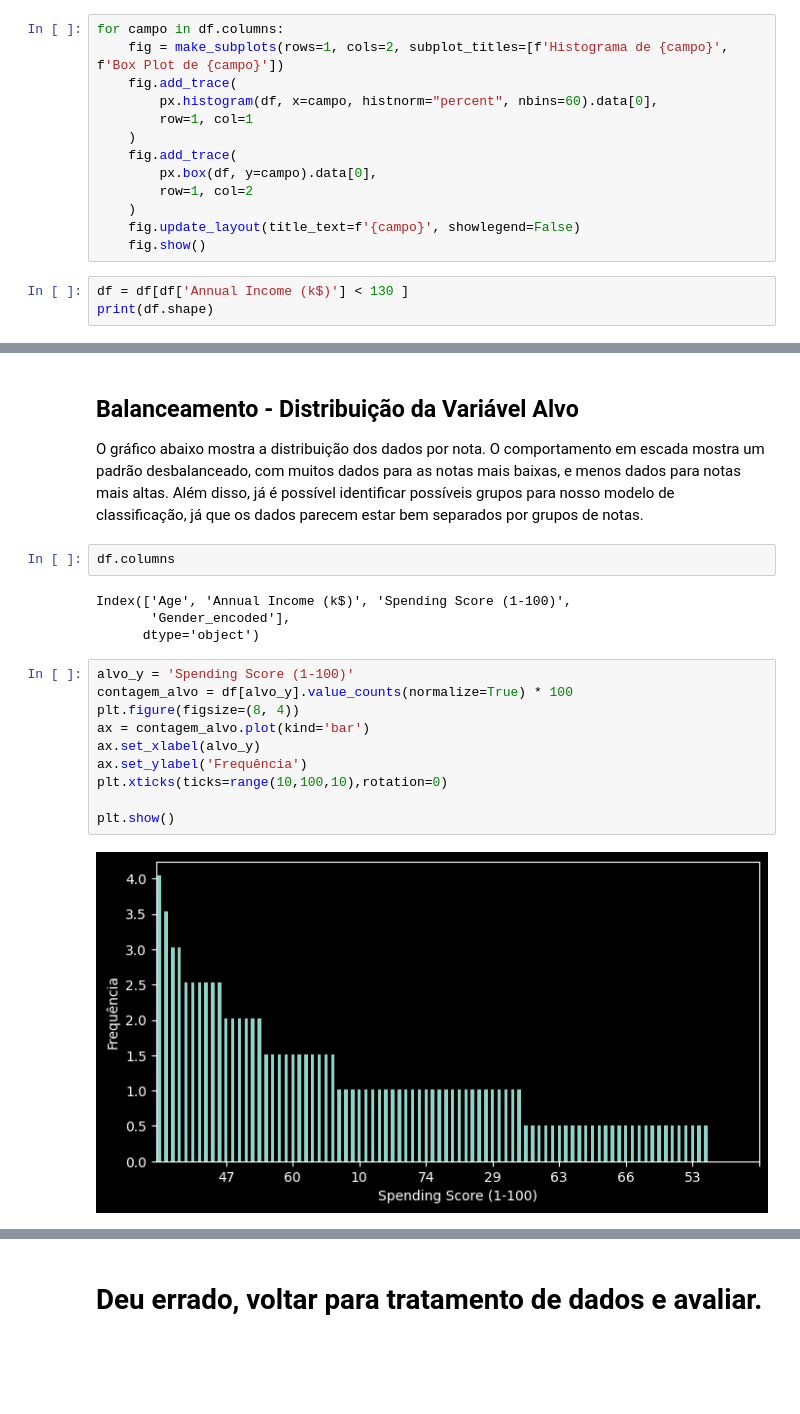
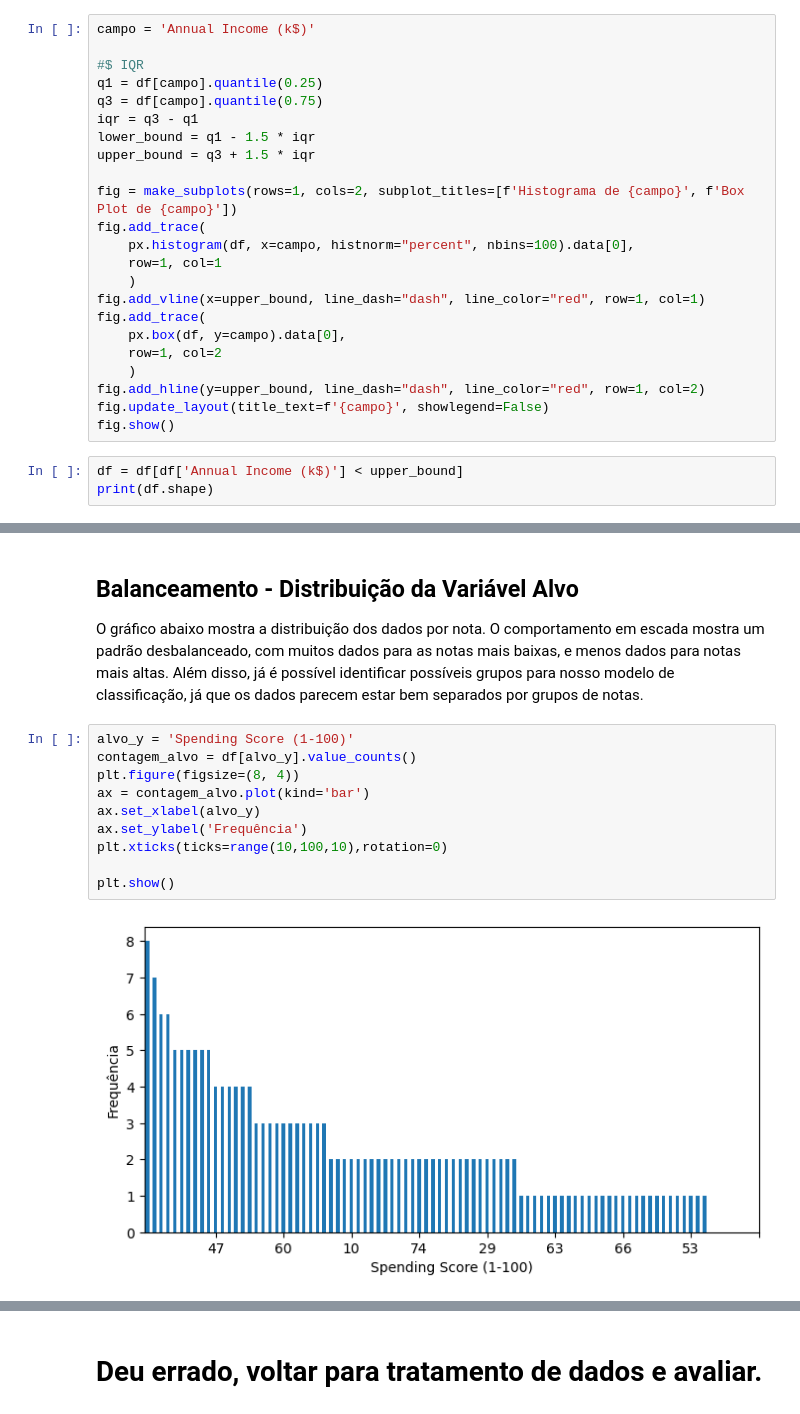
Before and after one commit to marinappdf/projetos-EBAC, a Jupyter notebook: K-means Agrupamente/K-means 2/Profissao Cientista de Dados M33 Pratique.ipynb, the cells around one changed output, grey strips where cells are left out. Drawn from its saved outputs; the diff is of its cells as text; blank space fills up the shorter version.

```diff
--- a/K-means Agrupamente/K-means 2/Profissao Cientista de Dados M33 Pratique.ipynb
+++ b/K-means Agrupamente/K-means 2/Profissao Cientista de Dados M33 Pratique.ipynb
@@ -191,18 +193,28 @@ Como é possível ver pelos gráficos, o único ponto fora da curva é o valor m
 # %%
-for campo in df.columns:
-    fig = make_subplots(rows=1, cols=2, subplot_titles=[f'Histograma de {campo}', f'Box Plot de {campo}'])
-    fig.add_trace(
-        px.histogram(df, x=campo, histnorm="percent", nbins=60).data[0],
-        row=1, col=1
+campo = 'Annual Income (k$)'
+
+#$ IQR
+q1 = df[campo].quantile(0.25)
+q3 = df[campo].quantile(0.75)
+iqr = q3 - q1
+lower_bound = q1 - 1.5 * iqr
+upper_bound = q3 + 1.5 * iqr
+
+fig = make_subplots(rows=1, cols=2, subplot_titles=[f'Histograma de {campo}', f'Box Plot de {campo}'])
+fig.add_trace(
+    px.histogram(df, x=campo, histnorm="percent", nbins=100).data[0],
+    row=1, col=1
     )
-    fig.add_trace(
-        px.box(df, y=campo).data[0],
-        row=1, col=2
+fig.add_vline(x=upper_bound, line_dash="dash", line_color="red", row=1, col=1)
+fig.add_trace(
+    px.box(df, y=campo).data[0],
+    row=1, col=2
     )
-    fig.update_layout(title_text=f'{campo}', showlegend=False)
-    fig.show()
+fig.add_hline(y=upper_bound, line_dash="dash", line_color="red", row=1, col=2)
+fig.update_layout(title_text=f'{campo}', showlegend=False)
+fig.show()
 # %%
-df = df[df['Annual Income (k$)'] < 130 ]
+df = df[df['Annual Income (k$)'] < upper_bound]
 print(df.shape)
 # %% [output]
 (198, 4)
@@ -210,21 +222,15 @@ print(df.shape)
 ## Balanceamento - Distribuição da Variável Alvo
 
 O gráfico abaixo mostra a distribuição dos dados por nota. O comportamento em escada mostra um padrão desbalanceado, com muitos dados para as notas mais baixas, e menos dados para notas mais altas. Além disso, já é possível identificar possíveis grupos para nosso modelo de classificação, já que os dados parecem estar bem separados por grupos de notas.
-# %%
-df.columns
-# %% [output]
-Index(['Age', 'Annual Income (k$)', 'Spending Score (1-100)',
-       'Gender_encoded'],
-      dtype='object')
 # %%
 alvo_y = 'Spending Score (1-100)'
-contagem_alvo = df[alvo_y].value_counts(normalize=True) * 100
+contagem_alvo = df[alvo_y].value_counts()
 plt.figure(figsize=(8, 4))
 ax = contagem_alvo.plot(kind='bar')
 ax.set_xlabel(alvo_y)
 ax.set_ylabel('Frequência')
 plt.xticks(ticks=range(10,100,10),rotation=0)
 
 plt.show()
 # %% [output]
-[figure, old version]
+[figure, new version]
```
Also changed, not shown: parts of 32 cells of this notebook.
